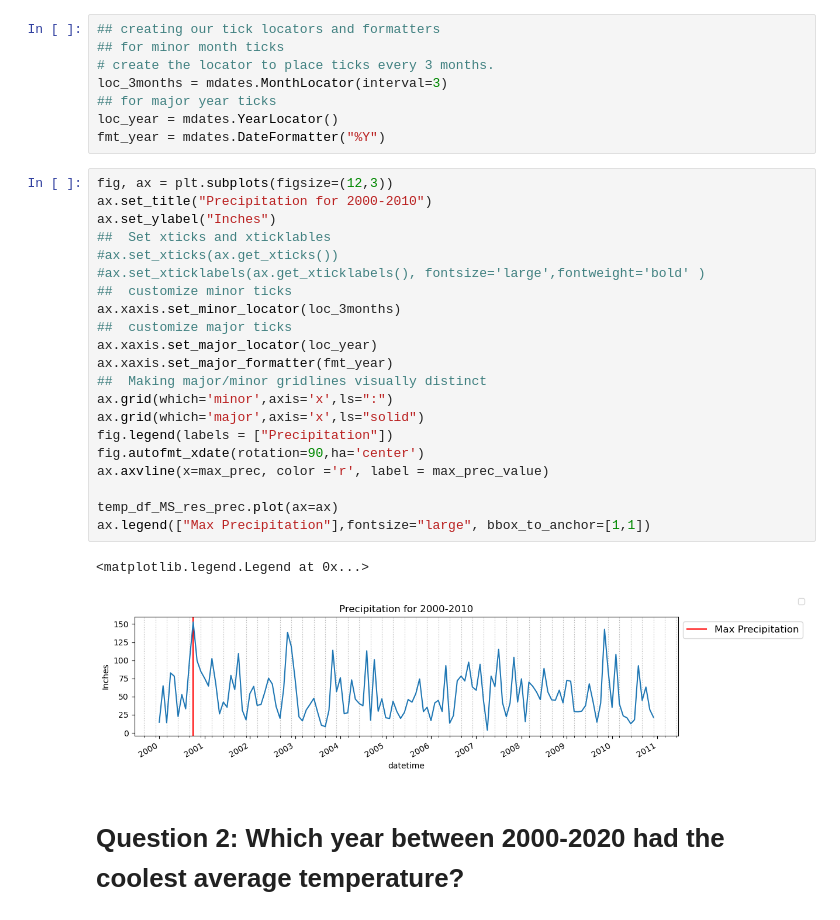
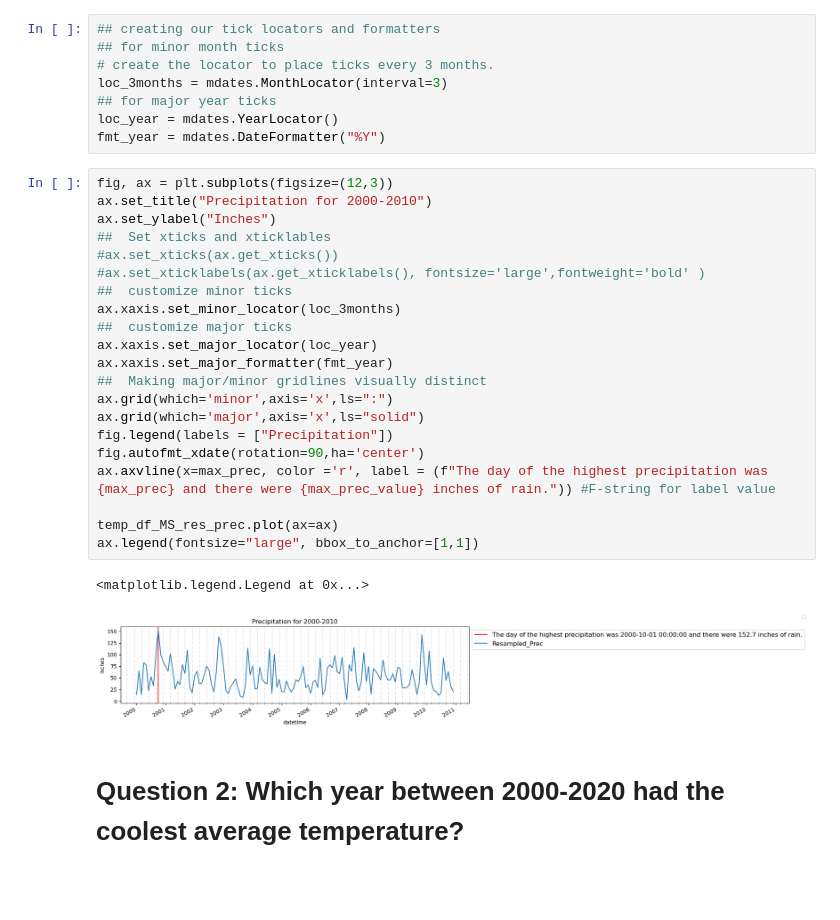
Before and after one commit to IndiaTJohnson/Resampling-Datetime-Data-Core, a Jupyter notebook: ResamplingDatetimeData.ipynb, the cells around one changed output. Drawn from its saved outputs; the diff is of its cells as text; blank space fills up the shorter version.

Commit message:
Update ResamplingDatetimeData.ipynb
Added Fstrings for legend labels
Made notes to test removing asfreq lines

```diff
--- a/ResamplingDatetimeData.ipynb
+++ b/ResamplingDatetimeData.ipynb
@@ -274,27 +270,27 @@ fmt_year = mdates.DateFormatter("%Y")
 # %%
 fig, ax = plt.subplots(figsize=(12,3))
 ax.set_title("Precipitation for 2000-2010")
 ax.set_ylabel("Inches")
 ##  Set xticks and xticklables
 #ax.set_xticks(ax.get_xticks())
 #ax.set_xticklabels(ax.get_xticklabels(), fontsize='large',fontweight='bold' )
 ##  customize minor ticks
 ax.xaxis.set_minor_locator(loc_3months)
 ##  customize major ticks
 ax.xaxis.set_major_locator(loc_year)
 ax.xaxis.set_major_formatter(fmt_year)
 ##  Making major/minor gridlines visually distinct
 ax.grid(which='minor',axis='x',ls=":")
 ax.grid(which='major',axis='x',ls="solid")
 fig.legend(labels = ["Precipitation"])
 fig.autofmt_xdate(rotation=90,ha='center')
-ax.axvline(x=max_prec, color ='r', label = max_prec_value)
+ax.axvline(x=max_prec, color ='r', label = (f"The day of the highest precipitation was {max_prec} and there were {max_prec_value} inches of rain.")) #F-string for label value
 
 temp_df_MS_res_prec.plot(ax=ax)
-ax.legend(["Max Precipitation"],fontsize="large", bbox_to_anchor=[1,1])
+ax.legend(fontsize="large", bbox_to_anchor=[1,1])
 # %% [output]
 <matplotlib.legend.Legend at 0x...>
-[figure, old version]
+[figure, new version]
 # %% [markdown]
 # Question 2: Which year between 2000-2020 had the coolest average temperature?
 # %%
```
Also changed, not shown: parts of 5 cells of this notebook.
